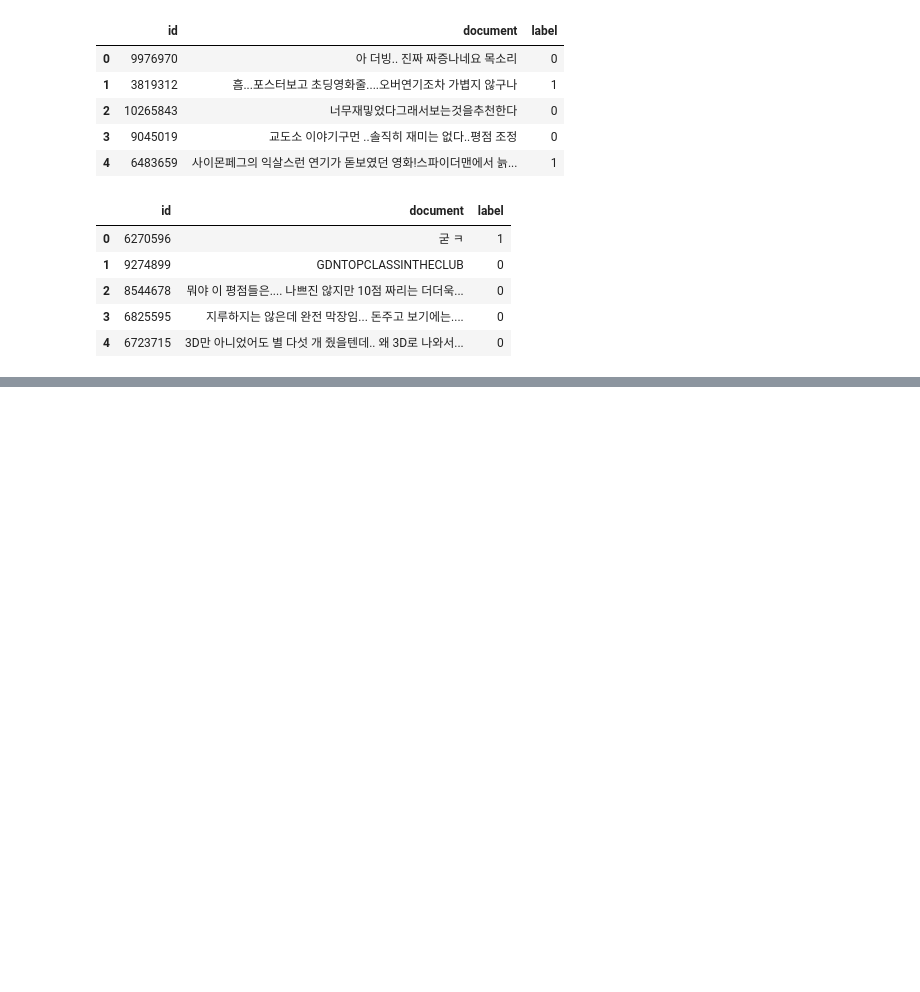
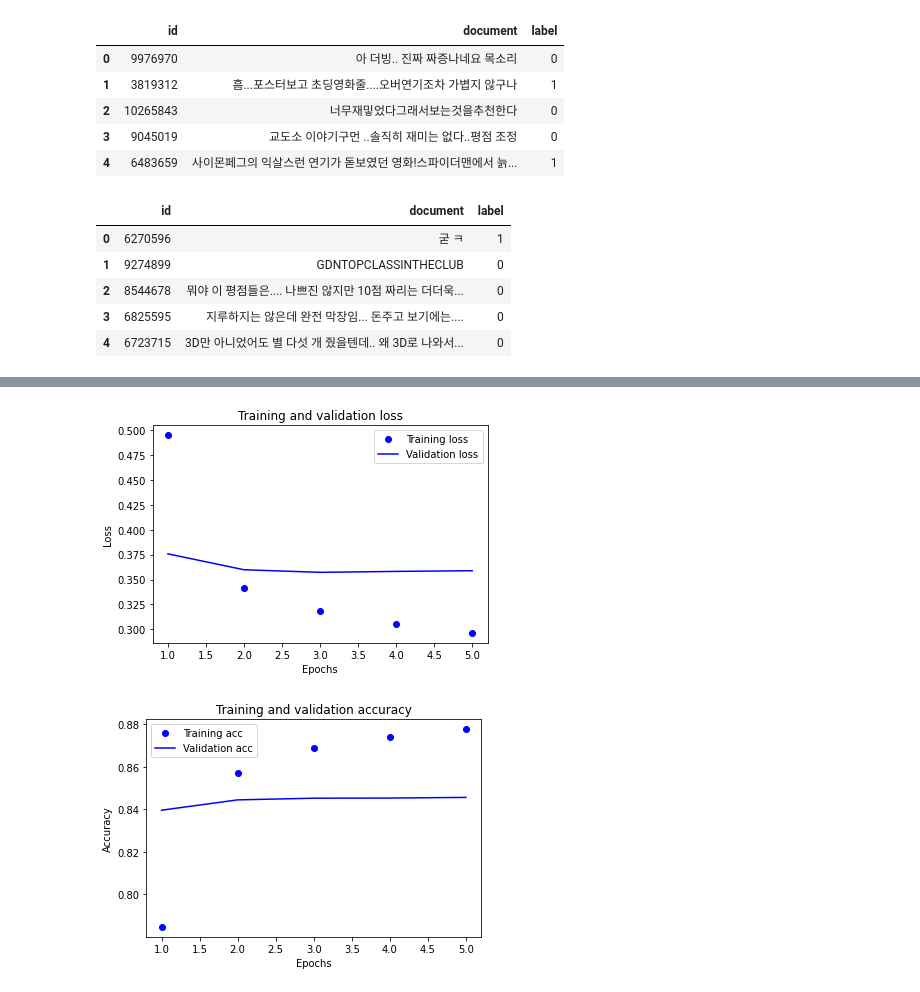
Before and after one commit to fmfmsd/Chamchee, a Jupyter notebook: Exploration/Ex8/Exploration8.ipynb, the cells around one changed output, grey strips where cells are left out. Cells and saved outputs as stored; diff of their text form; code cells hidden in the pictures; blank space fills up the shorter version.

```diff
--- a/Exploration/Ex8/Exploration8.ipynb
+++ b/Exploration/Ex8/Exploration8.ipynb
@@ -690,0 +258,13 @@ plt.show()
+# %%
+# RNN 모델에 맞게 pre 옵션으로 패딩
+X_train = tf.keras.preprocessing.sequence.pad_sequences(X_train,
+                                                       value=word_to_index['<PAD>'],
+                                                       padding='pre',
+                                                       maxlen=maxlen)
+
+X_test = tf.keras.preprocessing.sequence.pad_sequences(X_test,
+                                                      value=word_to_index['<PAD>'],
+                                                      padding='pre',
+                                                      maxlen=maxlen)
+print(x_train.shape)
+print(x_test.shape)
@@ -690,0 +276,16 @@ plt.show()
+# %%
+#RNN모델
+# 단어사전
+vocab_size = 10000
+
+# 워드임베딩 벡터
+word_vec_dim = 16
+
+# relu, sigmoid RNN
+model_rnn = tf.keras.Sequential()
+model_rnn.add(tf.keras.layers.Embedding(vocab_size, word_vec_dim, input_shape=(None,)))
+model_rnn.add(tf.keras.layers.LSTM(8))
+model_rnn.add(tf.keras.layers.Dense(8, activation='relu'))
+model_rnn.add(tf.keras.layers.Dense(1, activation='sigmoid'))
+
+model_rnn.summary()
@@ -690,0 +368,2 @@ plt.show()
+# %%
+partial_x, x_val, partial_y, y_val = train_test_split(X_train, y_train, test_size=0.2, random_state=17)
@@ -690,0 +423,3 @@ plt.show()
+# %%
+# RNN
+rnn_history = fitting_machine(model_rnn, 5)
@@ -690,0 +480,6 @@ plt.show()
+# %%
+# rnn
+visualization(rnn_history)
+# %% [output]
+[figure, added]
+[figure, added]
```
Also changed, not shown: parts of 93 cells of this notebook.
